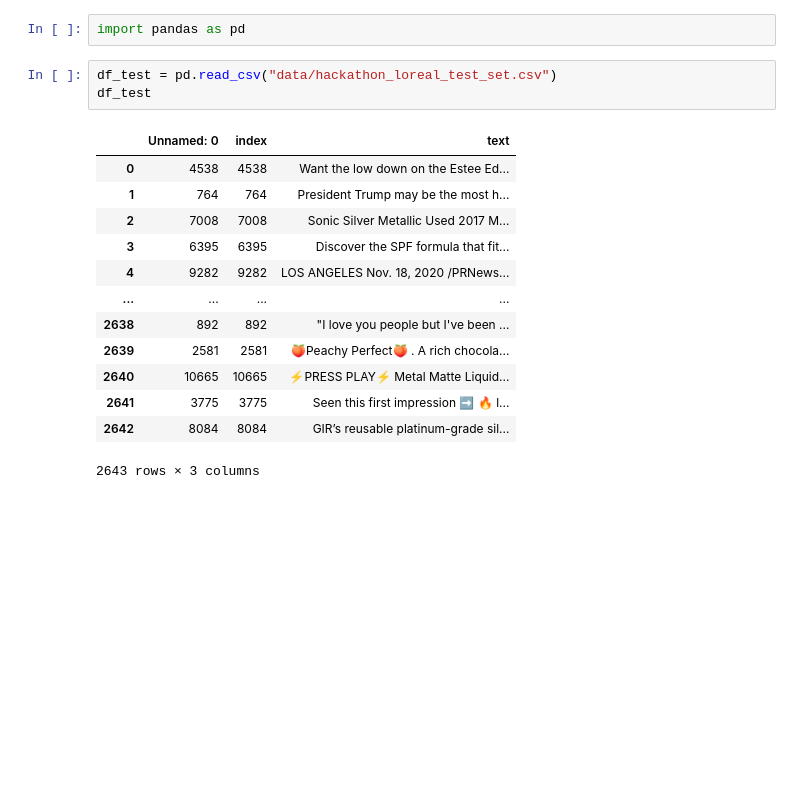
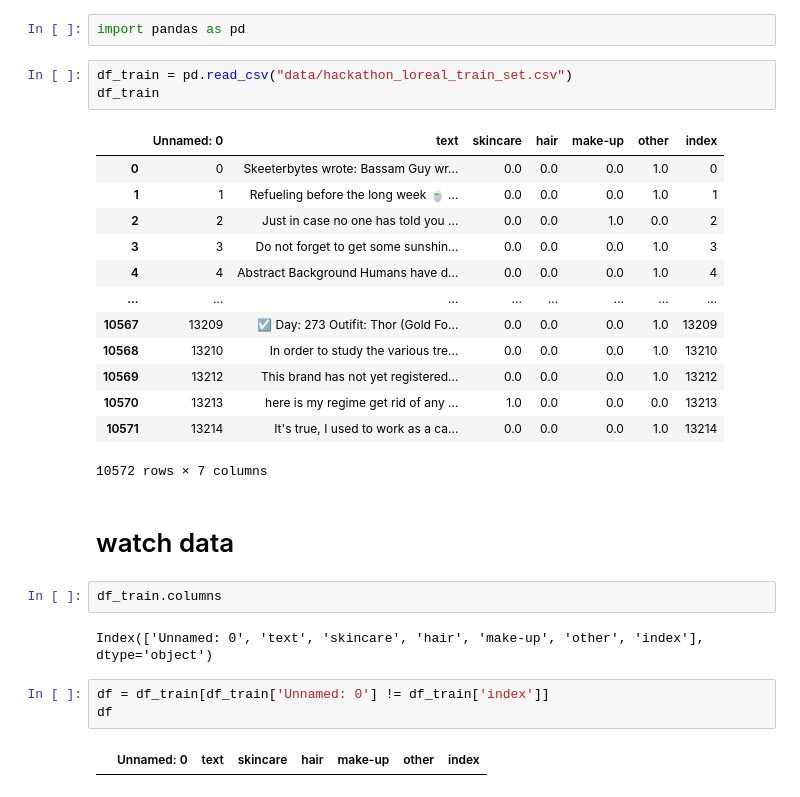
Before and after one commit to Mickalu/lOreal_hackaton, a Jupyter notebook: main.ipynb, the cells around one changed output. Saved outputs shown, nothing was run; the diff lists cells and outputs as text; blank space fills up the shorter version.

Commit message:
first model

```diff
--- a/main.ipynb
+++ b/main.ipynb
@@ -1,19 +1,30 @@
 # %%
 import pandas as pd
 # %%
-df_test = pd.read_csv("data/hackathon_loreal_test_set.csv")
-df_test
+df_train = pd.read_csv("data/hackathon_loreal_train_set.csv")
+df_train
 # %% [output]
-|  | Unnamed: 0 | index | text |
-| 0 | 4538 | 4538 | Want the low down on the Estee Ed... |
-| 1 | 764 | 764 | President Trump may be the most h... |
-| 2 | 7008 | 7008 | Sonic Silver Metallic Used 2017 M... |
-| 3 | 6395 | 6395 | Discover the SPF formula that fit... |
-| 4 | 9282 | 9282 | LOS ANGELES Nov. 18, 2020 /PRNews... |
-| ... | ... | ... | ... |
-| 2638 | 892 | 892 | "I love you people but I've been ... |
-| 2639 | 2581 | 2581 | 🍑Peachy Perfect🍑 . A rich chocola... |
-| 2640 | 10665 | 10665 | ⚡️PRESS PLAY⚡️ Metal Matte Liquid... |
-| 2641 | 3775 | 3775 | Seen this first impression ➡️ 🔥 l... |
-| 2642 | 8084 | 8084 | GIR’s reusable platinum-grade sil... |
+|  | Unnamed: 0 | text | skincare | hair | make-up | other | index |
+| 0 | 0 | Skeeterbytes wrote: Bassam Guy wr... | 0.0 | 0.0 | 0.0 | 1.0 | 0 |
+| 1 | 1 | Refueling before the long week 🍵 ... | 0.0 | 0.0 | 0.0 | 1.0 | 1 |
+| 2 | 2 | Just in case no one has told you ... | 0.0 | 0.0 | 1.0 | 0.0 | 2 |
+| 3 | 3 | Do not forget to get some sunshin... | 0.0 | 0.0 | 0.0 | 1.0 | 3 |
+| 4 | 4 | Abstract Background Humans have d... | 0.0 | 0.0 | 0.0 | 1.0 | 4 |
+| ... | ... | ... | ... | ... | ... | ... | ... |
+| 10567 | 13209 | ☑ Day: 273 Outifit: Thor (Gold Fo... | 0.0 | 0.0 | 0.0 | 1.0 | 13209 |
+| 10568 | 13210 | In order to study the various tre... | 0.0 | 0.0 | 0.0 | 1.0 | 13210 |
+| 10569 | 13212 | This brand has not yet registered... | 0.0 | 0.0 | 0.0 | 1.0 | 13212 |
+| 10570 | 13213 | here is my regime get rid of any ... | 1.0 | 0.0 | 0.0 | 0.0 | 13213 |
+| 10571 | 13214 | It's true, I used to work as a ca... | 0.0 | 0.0 | 0.0 | 1.0 | 13214 |
-2643 rows × 3 columns
+10572 rows × 7 columns
+# %% [markdown]
+# watch data
+# %%
+df_train.columns
+# %% [output]
+Index(['Unnamed: 0', 'text', 'skincare', 'hair', 'make-up', 'other', 'index'], dtype='object')
+# %%
+df = df_train[df_train['Unnamed: 0'] != df_train['index']]
+df
+# %% [output]
+|  | Unnamed: 0 | text | skincare | hair | make-up | other | index |
```
Also changed, not shown: parts of 28 cells of this notebook.
